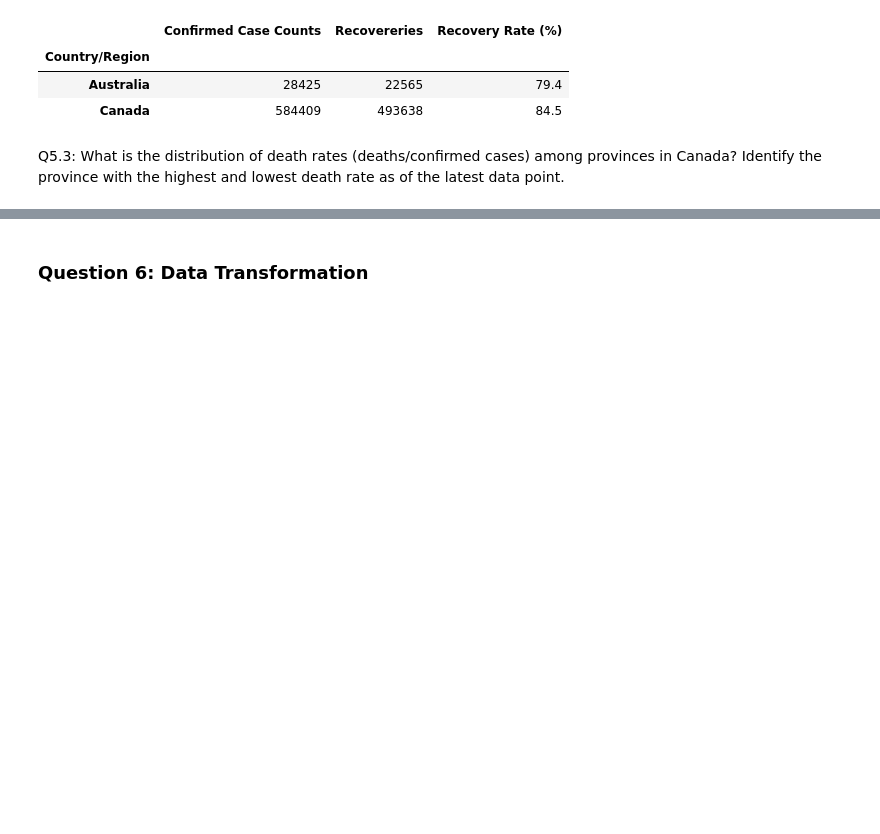
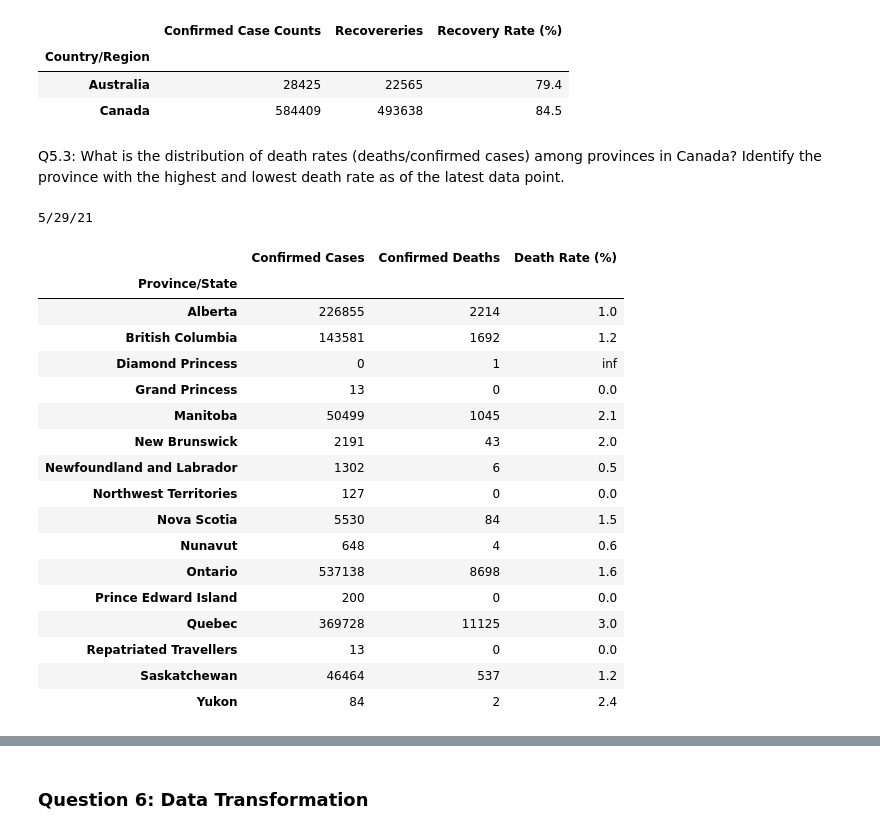
Before and after one commit to hrajpal96/covid-19-analysis, a Jupyter notebook: covid-19-analysis.ipynb, the cells around one changed output, grey strips where cells are left out. Cells and saved outputs as stored; diff of their text form; code cells hidden in the pictures; blank space fills up the shorter version.

```diff
--- a/covid-19-analysis.ipynb
+++ b/covid-19-analysis.ipynb
@@ -498,21 +510,46 @@ Q5.3: What is the distribution of death rates (deaths/confirmed cases) among pro
 # %%
 deaths_data_filtered = deaths_data.drop(columns=['Lat', 'Long'])
 confirmed_cases_canada = confirmed_country_filtered[confirmed_country_filtered["Country/Region"]=='Canada']
 deaths_canada = deaths_data_filtered[deaths_data_filtered['Country/Region']=='Canada']
+
+
 confirmed_cases_canada_grouped = confirmed_cases_canada.groupby('Province/State').sum(numeric_only=True)
 confirmed_deaths_canada_grouped = deaths_canada.groupby('Province/State').sum(numeric_only=True)
+# confirmed_cases_canada_grouped.head()
+# # Getting the latest date using indexing
+last_case_date = confirmed_cases_canada_grouped.columns[-1]
+total_death_rate = (confirmed_deaths_canada_grouped[last_case_date]/confirmed_cases_canada_grouped[last_case_date]).round(3) * 100
 
-# Getting the latest date using indexing
-last_case_date = confirmed_cases_canada_grouped.columns[-1]
-total_death_rate = (confirmed_deaths_canada_grouped[last_case_date]/confirmed_cases_canada_grouped[last_case_date]).fillna(0).round(3) * 100
-
-# This is optional, I did it because Diamond Princes had 0 confirmed cases and 1 confirmed death
-total_death_rate.replace([np.inf, -np.inf], np.nan, inplace=True)
-total_death_rate.fillna(0, inplace=True)
+# # This is optional, I did it because Diamond Princes had 0 confirmed cases and 1 confirmed death
+# total_death_rate.replace([np.inf, -np.inf], np.nan, inplace=True)
+# total_death_rate.fillna(0, inplace=True)
+print(last_case_date)
 confirmed_cases_canada_grouped[last_case_date]
+# confirmed_deaths_canada_grouped[last_case_date]
 
 canada_covid_deaths_summary = pd.DataFrame({
     'Confirmed Cases': confirmed_cases_canada_grouped[last_case_date],
     'Confirmed Deaths': confirmed_deaths_canada_grouped[last_case_date],
     'Death Rate (%)': total_death_rate
 })
+canada_covid_deaths_summary
+# %% [output]
+5/29/21
+|  | Confirmed Cases | Confirmed Deaths | Death Rate (%) |
+| Province/State |  |  |  |
+| Alberta | 226855 | 2214 | 1.0 |
+| British Columbia | 143581 | 1692 | 1.2 |
+| Diamond Princess | 0 | 1 | inf |
+| Grand Princess | 13 | 0 | 0.0 |
+| Manitoba | 50499 | 1045 | 2.1 |
+| New Brunswick | 2191 | 43 | 2.0 |
+| Newfoundland and Labrador | 1302 | 6 | 0.5 |
+| Northwest Territories | 127 | 0 | 0.0 |
+| Nova Scotia | 5530 | 84 | 1.5 |
+| Nunavut | 648 | 4 | 0.6 |
+| Ontario | 537138 | 8698 | 1.6 |
+| Prince Edward Island | 200 | 0 | 0.0 |
+| Quebec | 369728 | 11125 | 3.0 |
+| Repatriated Travellers | 13 | 0 | 0.0 |
+| Saskatchewan | 46464 | 537 | 1.2 |
+| Yukon | 84 | 2 | 2.4 |
```
Also changed, not shown: parts of 8 cells of this notebook.
